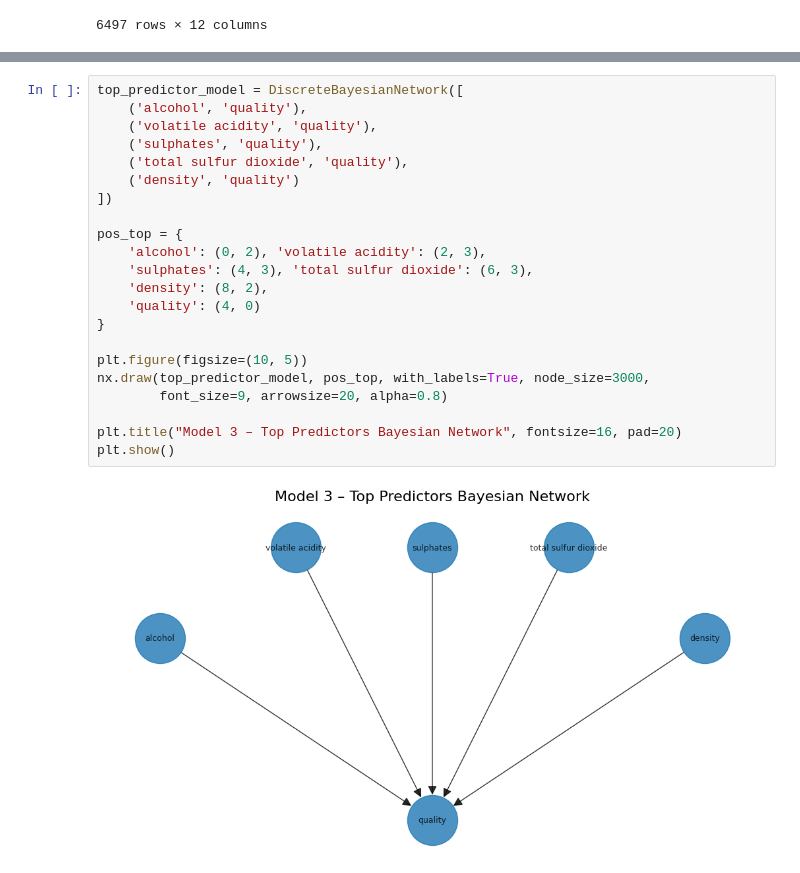
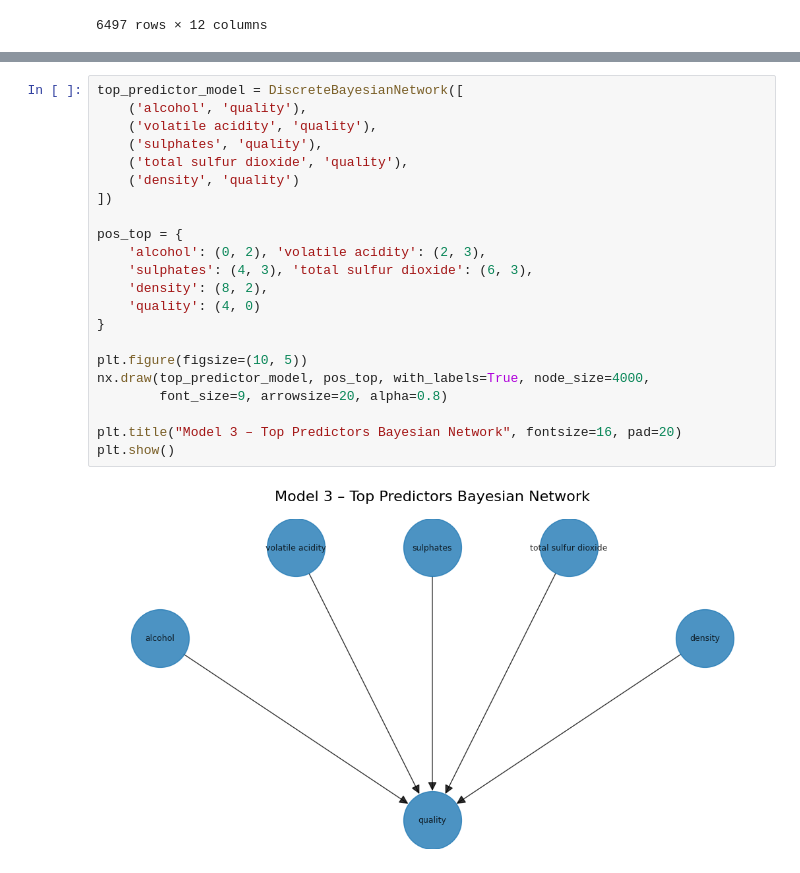
Before and after one commit to sara-tajernia/Wine-Quality-Detection-with-Bayesian-Network, a Jupyter notebook: main.ipynb, the cells around one changed output, grey strips where cells are left out. Saved outputs shown, nothing was run; the diff lists cells and outputs as text.

```diff
--- a/main.ipynb
+++ b/main.ipynb
@@ -197,27 +203,27 @@ plt.show()
 # %%
 top_predictor_model = DiscreteBayesianNetwork([
     ('alcohol', 'quality'),
     ('volatile acidity', 'quality'),
     ('sulphates', 'quality'),
     ('total sulfur dioxide', 'quality'),
     ('density', 'quality')
 ])
 
 pos_top = {
     'alcohol': (0, 2), 'volatile acidity': (2, 3),
     'sulphates': (4, 3), 'total sulfur dioxide': (6, 3),
     'density': (8, 2),
     'quality': (4, 0)
 }
 
 plt.figure(figsize=(10, 5))
-nx.draw(top_predictor_model, pos_top, with_labels=True, node_size=3000,
+nx.draw(top_predictor_model, pos_top, with_labels=True, node_size=4000,
         font_size=9, arrowsize=20, alpha=0.8)
 
 plt.title("Model 3 – Top Predictors Bayesian Network", fontsize=16, pad=20)
 plt.show()
 # %% [output]
-[figure, old version]
+[figure, new version]
 # %%
 semi_causal_model = DiscreteBayesianNetwork([
     ('alcohol', 'Body'),
```
Also changed, not shown: parts of 16 cells of this notebook.
